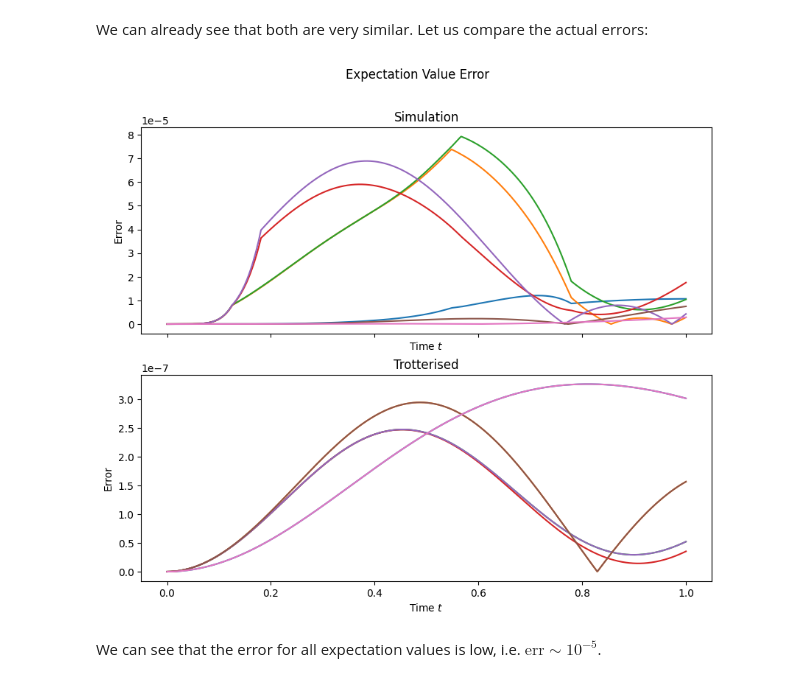
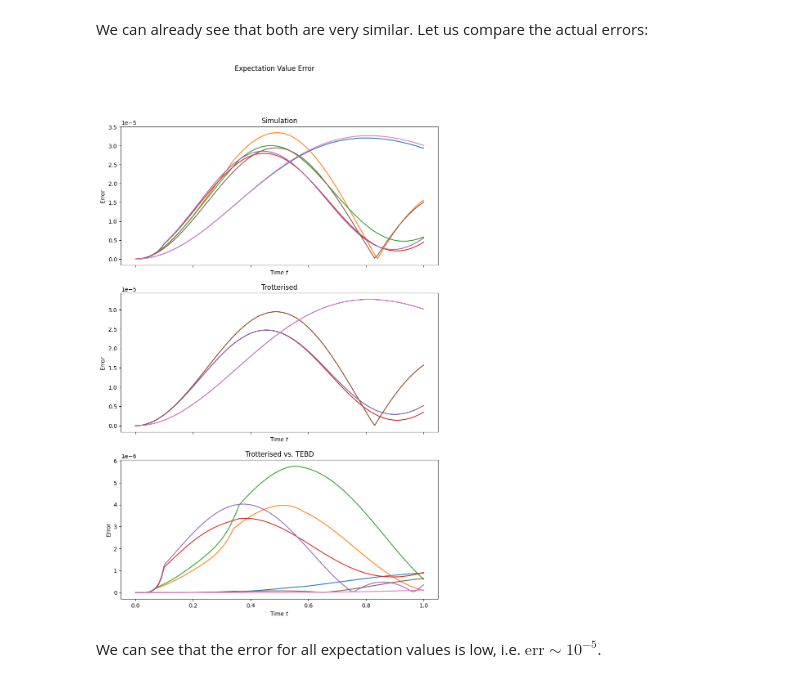
Before and after one commit to Drachier/PyTreeNet, a Jupyter notebook: example_notebooks/tebd/tebd_mps.ipynb, the cells around one changed output. Cells and saved outputs as stored; diff of their text form; code cells hidden in the pictures.

```diff
--- a/example_notebooks/tebd/tebd_mps.ipynb
+++ b/example_notebooks/tebd/tebd_mps.ipynb
@@ -190,8 +186,7 @@ exp_operator = expm(-1j*time_step_size*ref_hamiltonian)
 # %% [markdown]
 As a final step of the set-up we have to define the operators from which we desire the expectation values.
 # %%
-operators = []
-
+ref_operators = []
 for sites in range(num_sites):
     site_operator = np.asarray([1])
     for sites2 in range(num_sites):
@@ -199,8 +194,7 @@ for sites in range(num_sites):
             site_operator = np.kron(site_operator, Z)
         else:
             site_operator = np.kron(site_operator, I)
-
-    operators.append(site_operator)
+    ref_operators.append(site_operator)
 # %% [markdown]
 We can finally run the time-evolution.
 # %%
@@ -223,0 +207,4 @@ results.shape
+# %%
+print(exact_evolution.results_real())
+exact_results = exact_evolution.operator_results(realise=True)
+print(f"Results Shape: {exact_results.shape}")
@@ -250,23 +240,19 @@ for site in range(0,num_sites):
             operator = np.kron(operator, I)
     trotter_operators.append(operator)
 
+num_time_steps = exact_evolution.num_time_steps
 trotter_unitaries = [expm(-1j*time_step_size*term) for term in trotter_operators]
-results_trotterised = np.zeros((len(operators) + 1, num_time_steps + 1), dtype=complex)
-
+results_trotterised = np.zeros((len(ref_operators), num_time_steps + 1), dtype=complex)
 ref_state_trotter = zero_state
 for site in range(1, num_sites):
     ref_state_trotter = np.kron(ref_state_trotter, zero_state)
-
 for time_step in range(num_time_steps + 1):
     if time_step != 0:
         for unitary in trotter_unitaries:
             ref_state_trotter = unitary @ ref_state_trotter
-
     conj_state = np.conjugate(ref_state_trotter.T)
-    for i, operator in enumerate(operators):
+    for i, operator in enumerate(ref_operators):
         results_trotterised[i,time_step] = conj_state @ operator @ ref_state_trotter
 
-    results_trotterised[-1,time_step] = time_step * time_step_size
-
-results_trotterised.shape
+print(f"Result Shape: {results_trotterised.shape}")
 # %% [output]
@@ -277,4 +263,5 @@ The expectation values and times are saved in the attribute `TEBD.results`:
 # %%
-times = [time.real for time in tebd_sim_1st.results[-1]]
-
-exp_val_Z_0 = [exp_val.real for exp_val in tebd_sim_1st.results[0]]
+times = tebd_sim_1st.times()
+print(f"Results Real: {tebd_sim_1st.results_real()}")
+results_1st_order = tebd_sim_1st.operator_results(realise=True)
+print(f"Results Shape: {results_1st_order.shape}")
@@ -310,28 +288,35 @@ plt.show()
 # %% [markdown]
 We can already see that both are very similar. Let us compare the actual errors:
 # %%
-errors_1st = results[0:-1] - tebd_sim_1st.results[0:-1]
-errors_trott = results_trotterised[0:-1] - results[0:-1]
+errors_1st =np.abs(exact_results - results_1st_order)
+errors_trott = np.abs(exact_results - results_trotterised)
+errors_1st_trott = np.abs(results_1st_order - results_trotterised)
 
-fig2, axs2 = plt.subplots(2,1, sharex=True, sharey=False, figsize=(10,8))
+fig2, axs2 = plt.subplots(3,1, sharex=True, sharey=False, figsize=(10,15))
 
 fig2.suptitle("Expectation Value Error")
 
 for error_row in errors_1st:
     axs2[0].plot(times, [abs(error) for error in error_row])
 axs2[0].set_xlabel("Time $t$")
 axs2[0].set_ylabel("Error")
 axs2[0].set_title("Simulation")
 
 for error_row in errors_trott:
     axs2[1].plot(times, [abs(error) for error in error_row])
 axs2[1].set_xlabel("Time $t$")
 axs2[1].set_ylabel("Error")
 axs2[1].set_title("Trotterised")
 
+for error_row in errors_1st_trott:
+    axs2[2].plot(times, [abs(error) for error in error_row])
+axs2[2].set_xlabel("Time $t$")
+axs2[2].set_ylabel("Error")
+axs2[2].set_title("Trotterised vs. TEBD")
+
 
 plt.show()
 # %% [output]
-[figure, old version]
+[figure, new version]
 # %% [markdown]
 We can see that the error for all expectation values is low, i.e. $\text{err} \sim 10^{-5}$.
```
Also changed, not shown: parts of 31 cells of this notebook.
